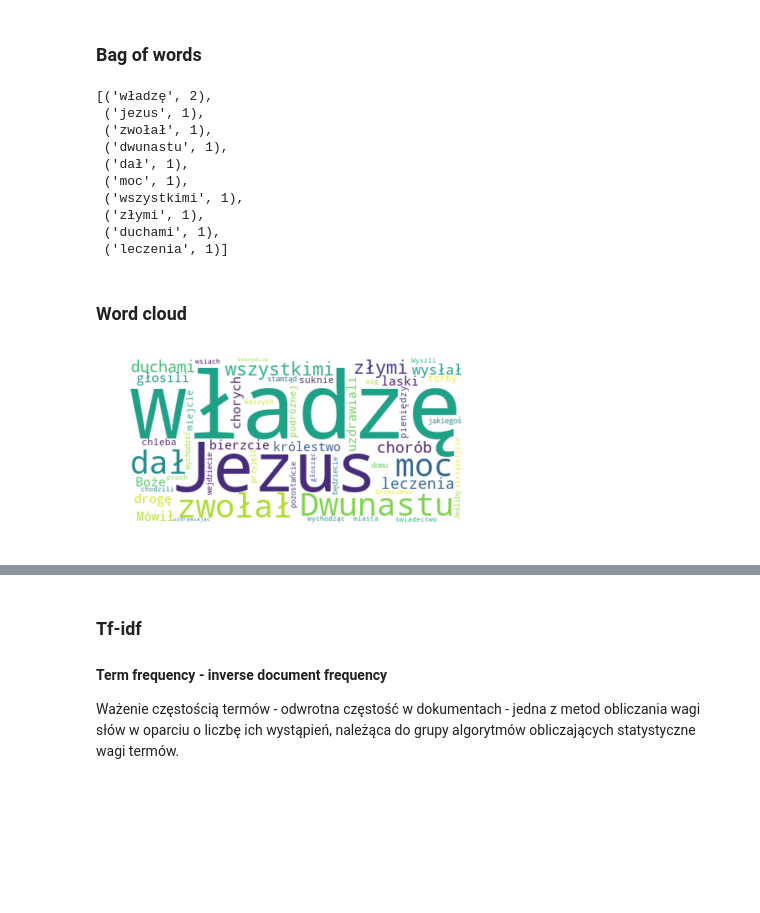
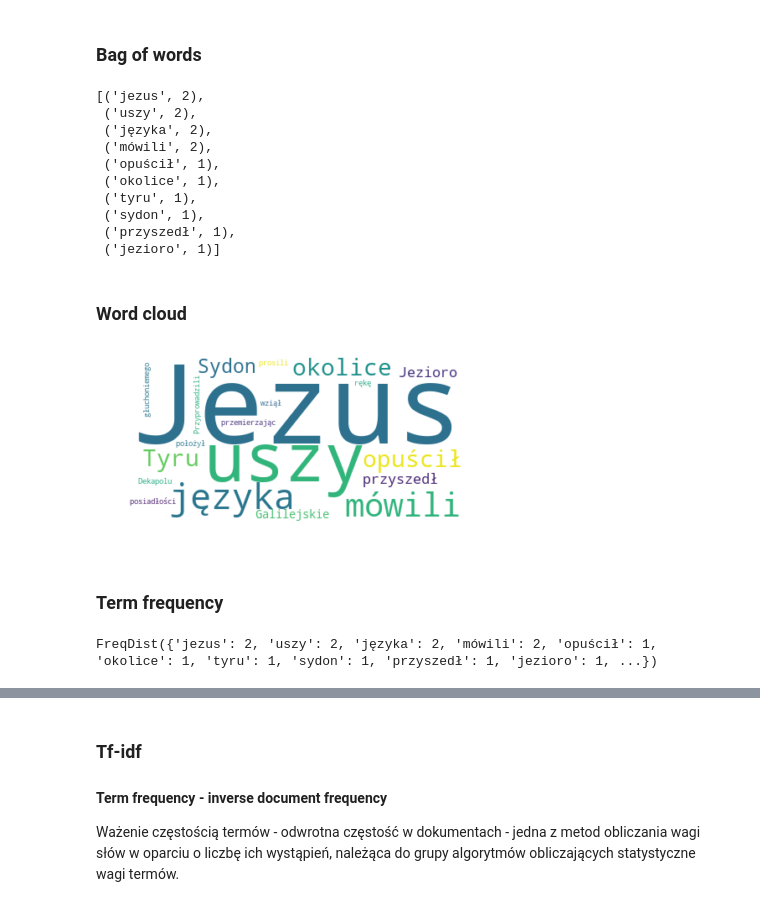
Before and after one commit to lodziajelembasy/MasterThesis, a Jupyter notebook: Master thesis.ipynb, the cells around one changed output, grey strips where cells are left out. Saved outputs shown, nothing was run; the diff lists cells and outputs as text; code cells hidden in the pictures; blank space fills up the shorter version.

Commit message:
Term frequency plot added

```diff
--- a/Master thesis.ipynb
+++ b/Master thesis.ipynb
@@ -20,8 +20,8 @@ day = str(now.day)
 ymd = year+month+day
 
 
-address = "http://mateusz.pl/czytania/" + year + "/" + ymd + ".html"
-#address = "http://mateusz.pl/czytania/2018/20180909.html" #niedziela
+#address = "http://mateusz.pl/czytania/" + year + "/" + ymd + ".html"
+address = "http://mateusz.pl/czytania/2018/20180909.html" #niedziela
 page = requests.get(address)
 # %%
 #parsing a page
@@ -127,16 +128,16 @@ bow = Counter(no_stops)
 # %%
 bow.most_common(10)
 # %% [output]
-[('władzę', 2),
- ('jezus', 1),
- ('zwołał', 1),
- ('dwunastu', 1),
- ('dał', 1),
- ('moc', 1),
- ('wszystkimi', 1),
- ('złymi', 1),
- ('duchami', 1),
- ('leczenia', 1)]
+[('jezus', 2),
+ ('uszy', 2),
+ ('języka', 2),
+ ('mówili', 2),
+ ('opuścił', 1),
+ ('okolice', 1),
+ ('tyru', 1),
+ ('sydon', 1),
+ ('przyszedł', 1),
+ ('jezioro', 1)]
 # %% [markdown]
 ### Word cloud
 # %%
@@ -145,12 +146,14 @@ import matplotlib.pyplot as plt
 # %%
 text = clean_text
 
 # Create and generate a word cloud image:
-wordcloud = WordCloud(stopwords = ps, max_font_size=400, max_words=50, background_color="white").generate(text)
+wordcloud = WordCloud(stopwords = ps, max_font_size=200, max_words=20, background_color="white").generate(text)
 
 # Display the generated image:
 plt.imshow(wordcloud, interpolation='bilinear')
 plt.axis("off")
 plt.show()
 # %% [output]
-[figure, old version]
+[figure, new version]
+# %% [markdown]
+### Term frequency
@@ -156,0 +164,4 @@ plt.show()
+# %%
+fdist
+# %% [output]
+FreqDist({'jezus': 2, 'uszy': 2, 'języka': 2, 'mówili': 2, 'opuścił': 1, 'okolice': 1, 'tyru': 1, 'sydon': 1, 'przyszedł': 1, 'jezioro': 1, ...})
```
Also changed, not shown: parts of 11 cells of this notebook.
